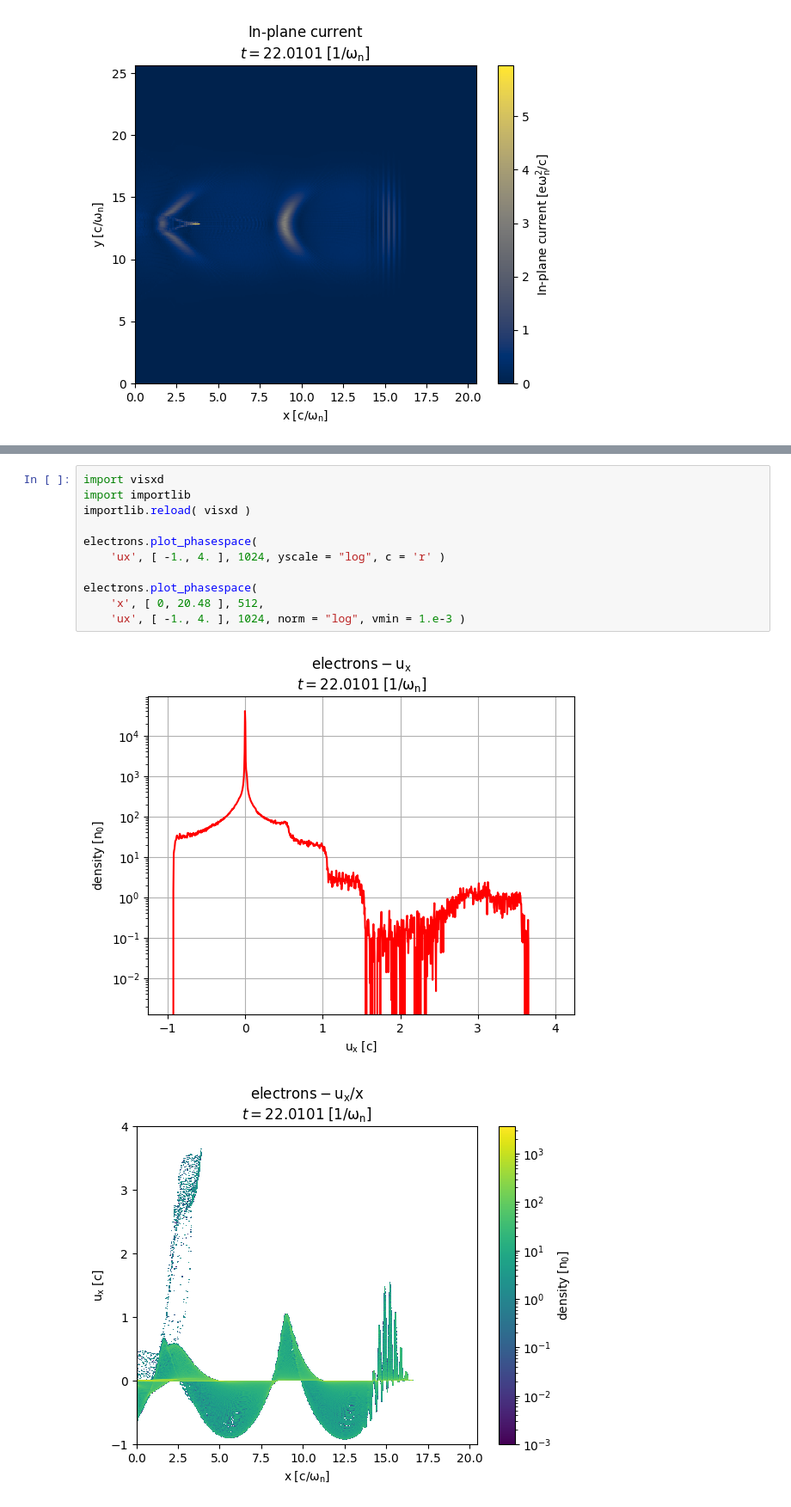
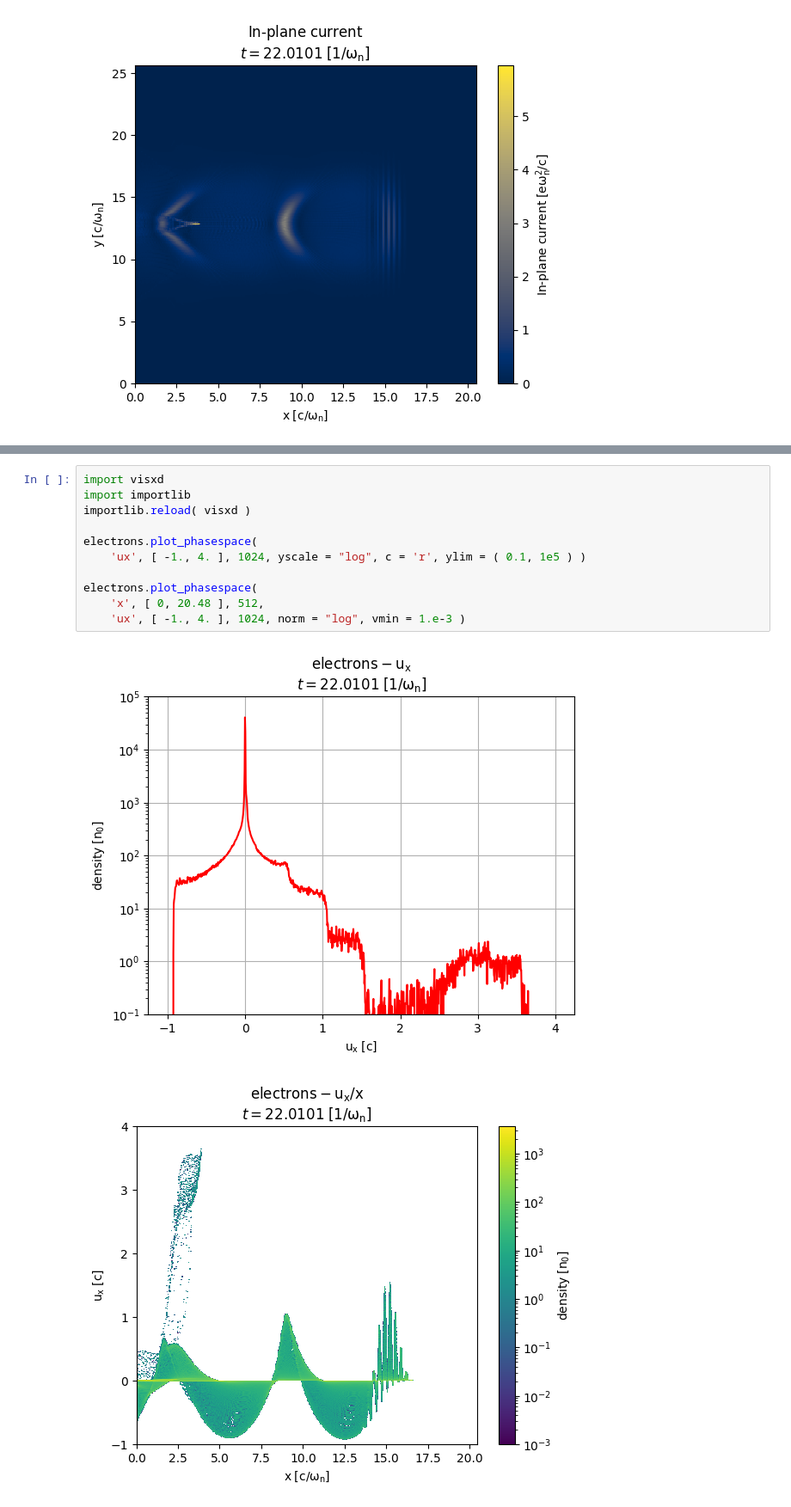
Before and after one commit to ricardo-fonseca/zpic-parallel, a Jupyter notebook: openmp/python/test.ipynb, the cells around one changed output, grey strips where cells are left out. Shown at 86% size. Drawn from its saved outputs; the diff is of its cells as text.

```diff
--- a/openmp/python/test.ipynb
+++ b/openmp/python/test.ipynb
@@ -200,14 +238,14 @@ sim.current.vplot( cmap = "cividis")
 # %%
 import visxd
 import importlib
 importlib.reload( visxd )
 
 electrons.plot_phasespace(
-    'ux', [ -1., 4. ], 1024, yscale = "log", c = 'r' )
+    'ux', [ -1., 4. ], 1024, yscale = "log", c = 'r', ylim = ( 0.1, 1e5 ) )
 
 electrons.plot_phasespace(
     'x', [ 0, 20.48 ], 512,
     'ux', [ -1., 4. ], 1024, norm = "log", vmin = 1.e-3 )
 # %% [output]
-[figure, old version]
+[figure, new version]
 [figure]
```
Also changed, not shown: parts of 3 cells of this notebook, 5 other files.
